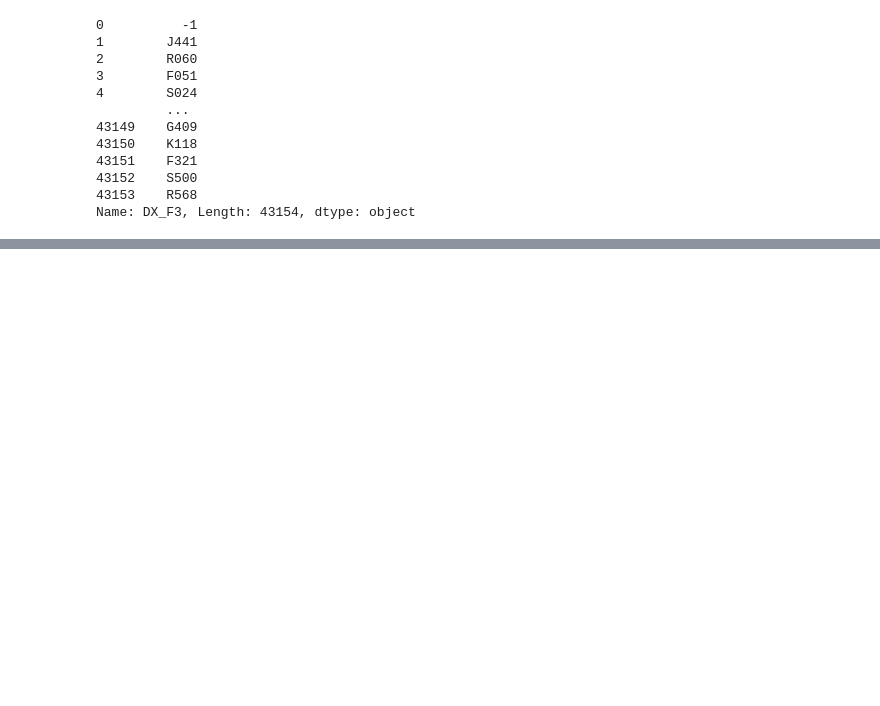
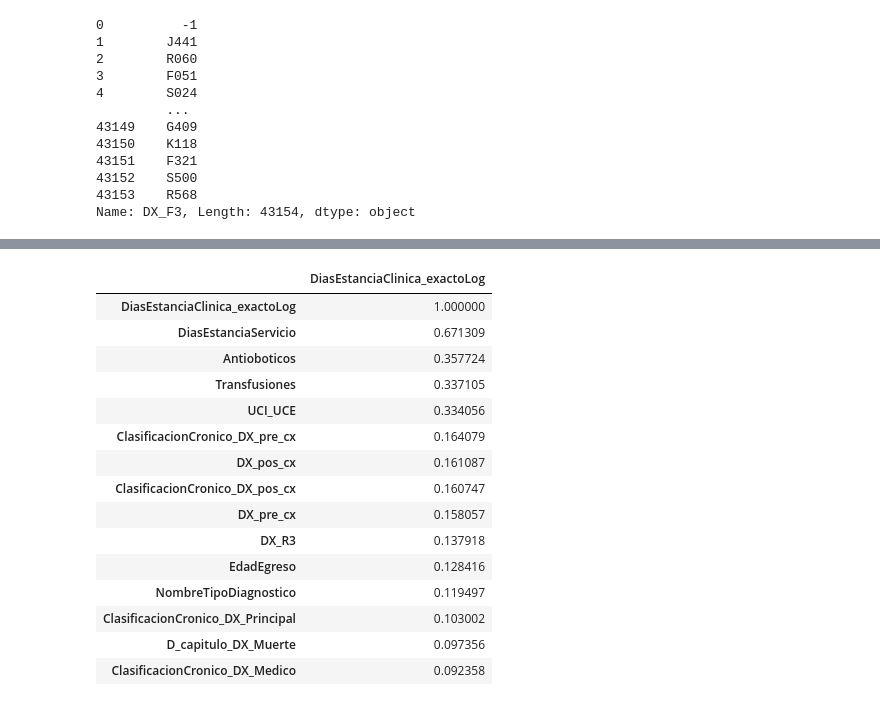
Before and after one commit to AndresBanquezBio/Hackathon, a Jupyter notebook: nosequehago.ipynb, the cells around one changed output, grey strips where cells are left out. Cells and saved outputs as stored; diff of their text form; code cells hidden in the pictures; blank space fills up the shorter version.

```diff
--- a/nosequehago.ipynb
+++ b/nosequehago.ipynb
@@ -220,0 +239,21 @@ dataEncode.info()
+# %%
+corr_matrix = dataEncode.corr()
+target_corr_df = pd.DataFrame(corr_matrix["DiasEstanciaClinica_exactoLog"].sort_values(ascending=False))
+target_corr_df.head(15)
+# %% [output]
+|  | DiasEstanciaClinica_exactoLog |
+| DiasEstanciaClinica_exactoLog | 1.000000 |
+| DiasEstanciaServicio | 0.671309 |
+| Antioboticos | 0.357724 |
+| Transfusiones | 0.337105 |
+| UCI_UCE | 0.334056 |
+| ClasificacionCronico_DX_pre_cx | 0.164079 |
+| DX_pos_cx | 0.161087 |
+| ClasificacionCronico_DX_pos_cx | 0.160747 |
+| DX_pre_cx | 0.158057 |
+| DX_R3 | 0.137918 |
+| EdadEgreso | 0.128416 |
+| NombreTipoDiagnostico | 0.119497 |
+| ClasificacionCronico_DX_Principal | 0.103002 |
+| D_capitulo_DX_Muerte | 0.097356 |
+| ClasificacionCronico_DX_Medico | 0.092358 |
```
Also changed, not shown: parts of 5 cells of this notebook, 1 other file.
